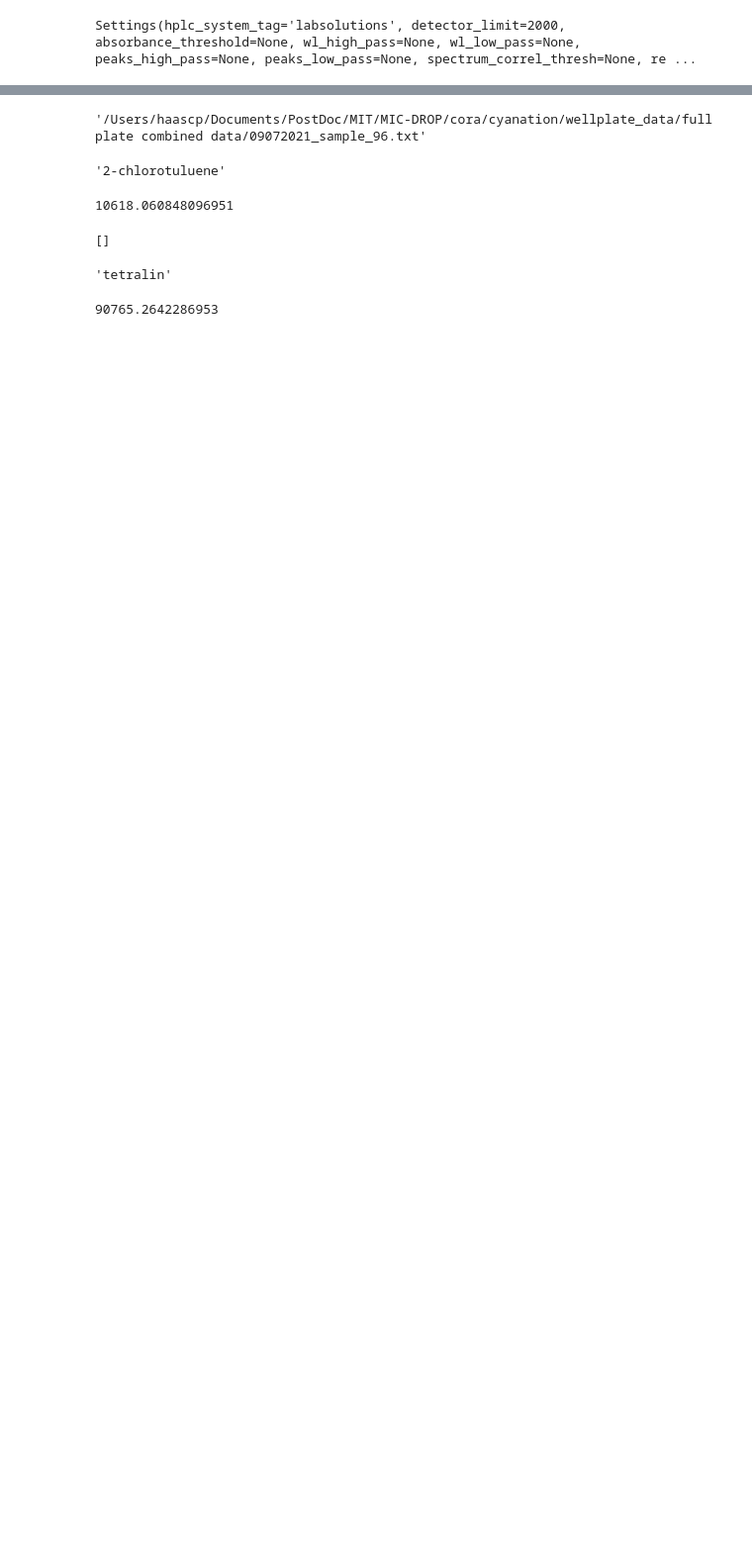
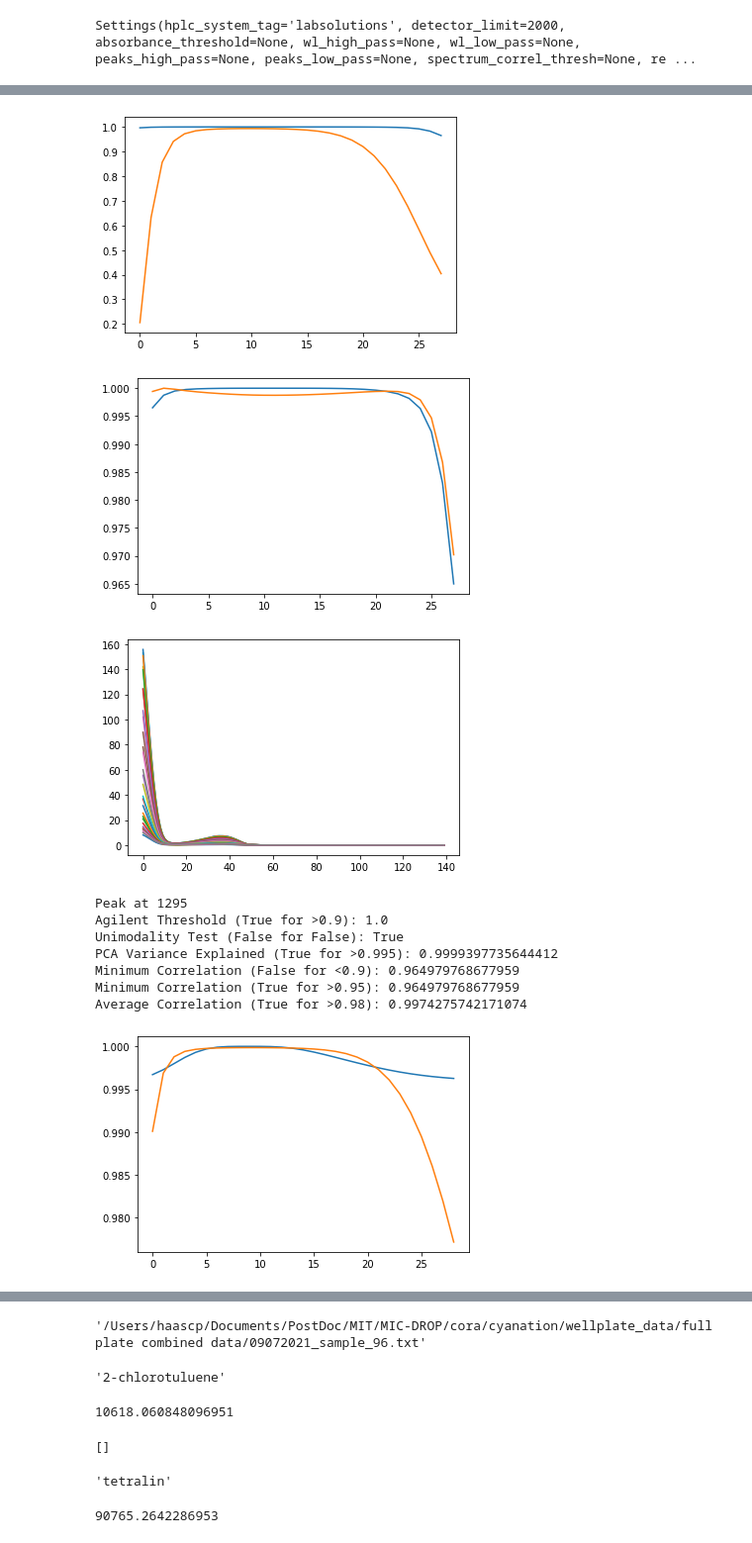
Before and after one commit to HaasCP/mocca, a Jupyter notebook: notebooks/cph.ipynb, the cells around one changed output, grey strips where cells are left out. Shown at 99% size. Saved outputs shown, nothing was run; the diff lists cells and outputs as text; code cells hidden in the pictures; blank space fills up the shorter version.

Commit message:
quantification of peaks added

```diff
--- a/notebooks/cph.ipynb
+++ b/notebooks/cph.ipynb
@@ -78,4 +81,4 @@ for exp in product_experiments:
     campaign.add_experiment(exp)
 for exp in substrate_experiments:
     campaign.add_experiment(exp)
-campaign.add_experiment(Experiment(bad_folders[0], compound=Compound("a")))
+campaign.add_experiment(Experiment(reaction_folders[0]))
@@ -96,5 +110,17 @@ campaign.experiments
 # %%
-compound_chroms, bad_chroms = campaign.process_all_experiments(detector_limit=campaign.settings.detector_limit, wl_low_pass=None,
-                                 spectrum_correl_thresh=0.95, relative_distance_thresh=0.01,
+campaign.process_all_experiments(detector_limit=campaign.settings.detector_limit, wl_low_pass=None,
+                                 spectrum_correl_thresh=0.9, relative_distance_thresh=0.01,
                                  wl_high_pass = 215, peaks_high_pass = 1,
                                  peaks_low_pass = 5, absorbance_threshold = 700)
+# %% [output]
+[figure, added]
+[figure, added]
+[figure, added]
+Peak at 1295
+Agilent Threshold (True for >0.9): 1.0
+Unimodality Test (False for False): True
+PCA Variance Explained (True for >0.995): 0.9999397735644412
+Minimum Correlation (False for <0.9): 0.964979768677959
+Minimum Correlation (True for >0.95): 0.964979768677959
+Average Correlation (True for >0.98): 0.9974275742171074
+[figure, added]
```
Also changed, not shown: parts of 21 cells of this notebook, 10 other files.
